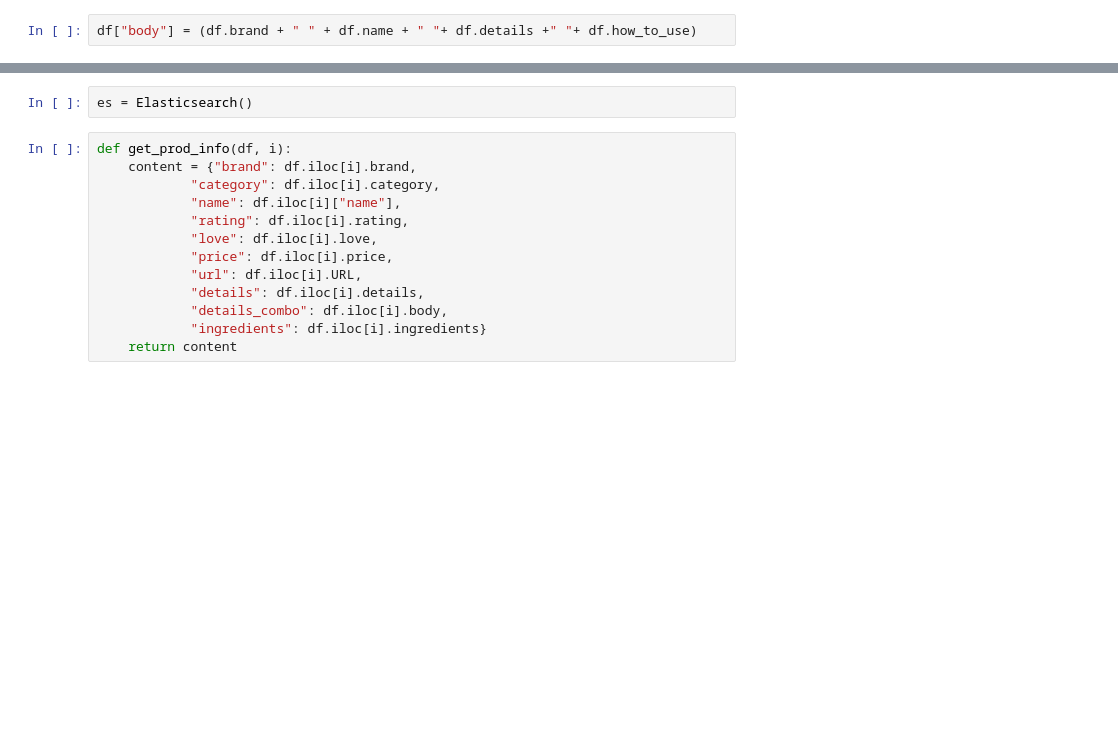
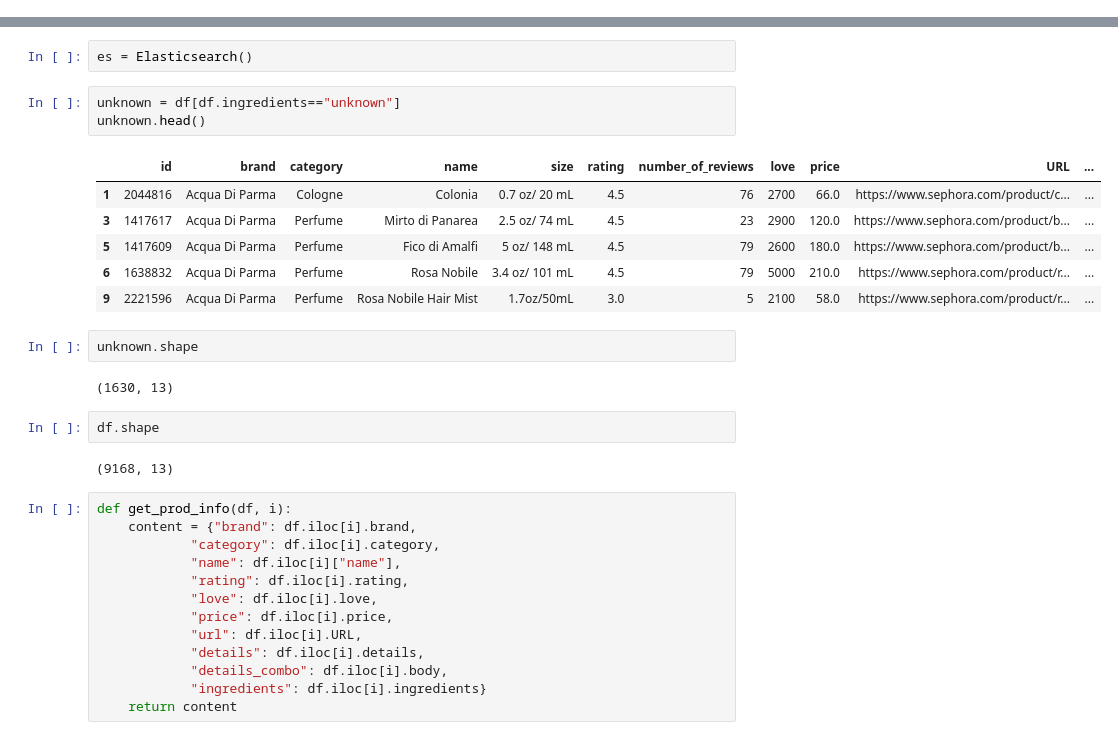
Before and after one commit to 3unyt/Beauty-Search, a Jupyter notebook: 6200_proj.ipynb, the cells around one changed output, grey strips where cells are left out. Cells and saved outputs as stored; diff of their text form; blank space fills up the shorter version.

```diff
--- a/6200_proj.ipynb
+++ b/6200_proj.ipynb
@@ -25,8 +28,6 @@ select = ['id', 'brand', 'category', 'name', 'size', 'rating',
        'number_of_reviews', 'love', 'price', 'URL', 'details',
        'how_to_use', 'ingredients']
 df = df[select]
-# %%
-df["body"] = (df.brand + " " + df.name + " "+ df.details +" "+ df.how_to_use)
 # %%
 df.head()
 # %% [output]
@@ -58,6 +59,24 @@ array(['Fragrance', 'Cologne', 'Perfume', 'Body Mist & Hair Mist',
        'Lip Treatments', 'Powder Brush', 'Lid Shadow Brush'], dtype=object)
 # %%
 es = Elasticsearch()
+# %%
+unknown = df[df.ingredients=="unknown"]
+unknown.head()
+# %% [output]
+|  | id | brand | category | name | size | rating | number_of_reviews | love | price | URL | ... |
+| 1 | 2044816 | Acqua Di Parma | Cologne | Colonia | 0.7 oz/ 20 mL | 4.5 | 76 | 2700 | 66.0 | https://www.sephora.com/product/c... | ... |
+| 3 | 1417617 | Acqua Di Parma | Perfume | Mirto di Panarea | 2.5 oz/ 74 mL | 4.5 | 23 | 2900 | 120.0 | https://www.sephora.com/product/b... | ... |
+| 5 | 1417609 | Acqua Di Parma | Perfume | Fico di Amalfi | 5 oz/ 148 mL | 4.5 | 79 | 2600 | 180.0 | https://www.sephora.com/product/b... | ... |
+| 6 | 1638832 | Acqua Di Parma | Perfume | Rosa Nobile | 3.4 oz/ 101 mL | 4.5 | 79 | 5000 | 210.0 | https://www.sephora.com/product/r... | ... |
+| 9 | 2221596 | Acqua Di Parma | Perfume | Rosa Nobile Hair Mist | 1.7oz/50mL | 3.0 | 5 | 2100 | 58.0 | https://www.sephora.com/product/r... | ... |
+# %%
+unknown.shape
+# %% [output]
+(1630, 13)
+# %%
+df.shape
+# %% [output]
+(9168, 13)
 # %%
 def get_prod_info(df, i):
     content = {"brand": df.iloc[i].brand,
```
Also changed, not shown: parts of 4 cells of this notebook, 1 other file.
